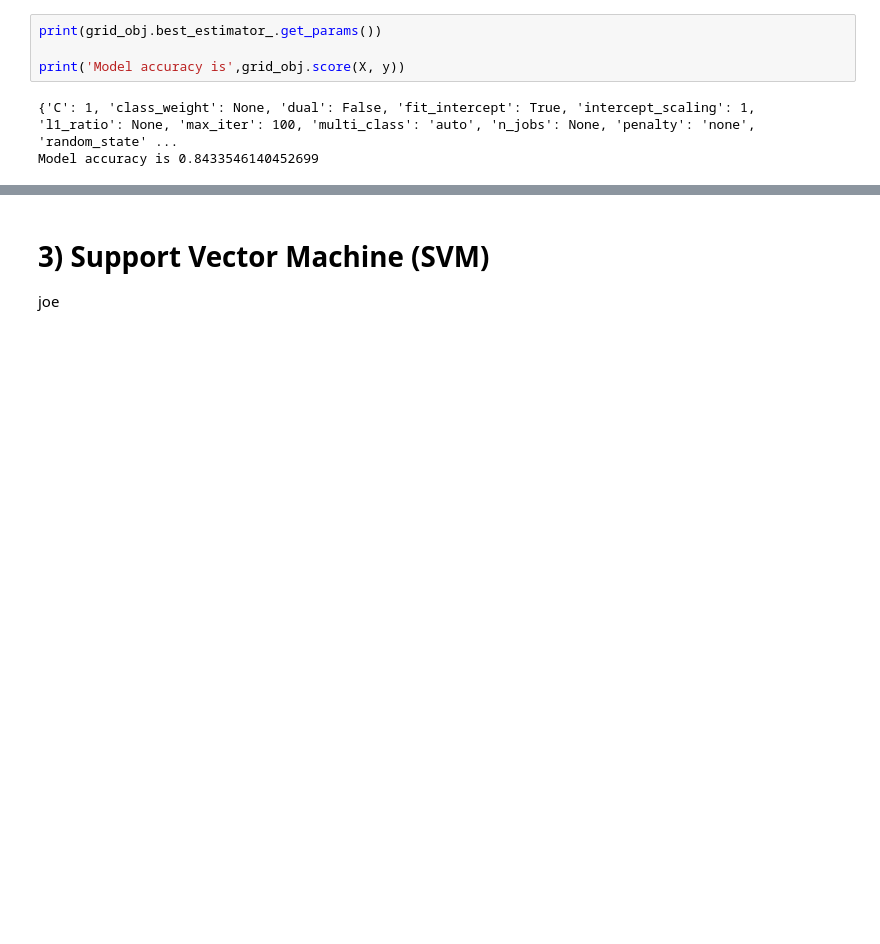
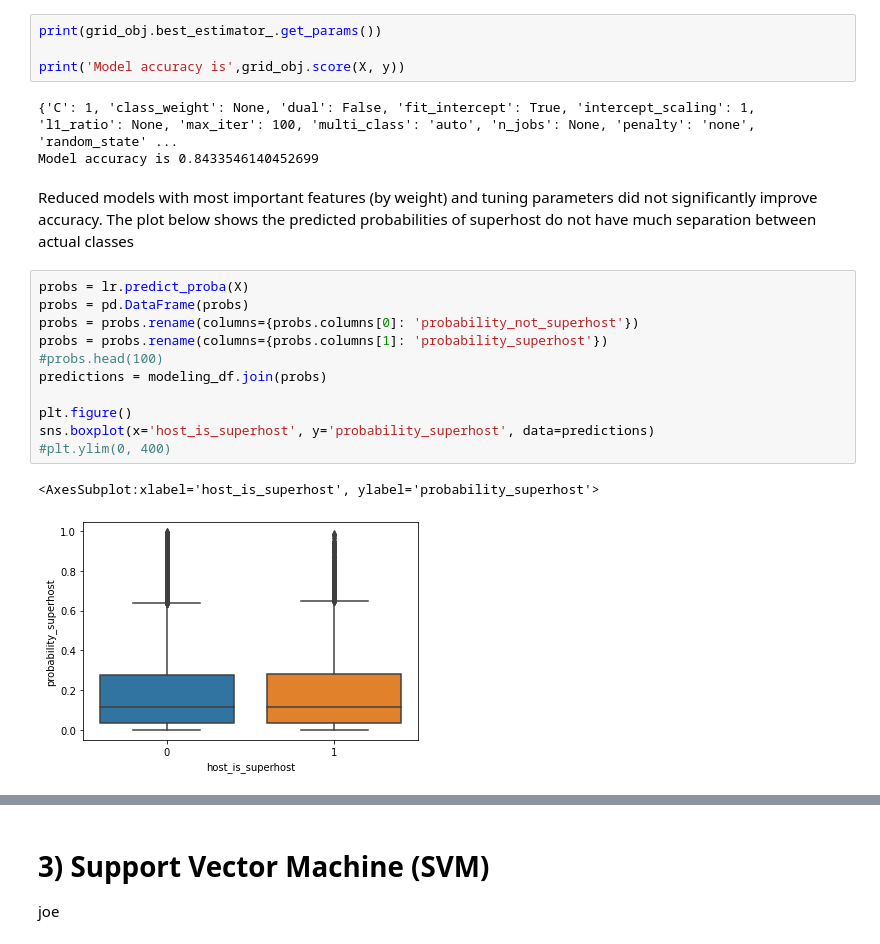
Before and after one commit to rickfontenot/airbnb, a Jupyter notebook: MiniLab/minilab_team_shared.ipynb, the cells around one changed output, grey strips where cells are left out. Saved outputs shown, nothing was run; the diff lists cells and outputs as text; blank space fills up the shorter version.

Commit message:
all code and plots filled in for logistic including host level attempt

```diff
--- a/MiniLab/minilab_team_shared.ipynb
+++ b/MiniLab/minilab_team_shared.ipynb
@@ -1554,3 +1554,19 @@ print('Model accuracy is',grid_obj.score(X, y))
 # %% [output]
 {'C': 1, 'class_weight': None, 'dual': False, 'fit_intercept': True, 'intercept_scaling': 1, 'l1_ratio': None, 'max_iter': 100, 'multi_class': 'auto', 'n_jobs': None, 'penalty': 'none', 'random_state' ...
 Model accuracy is 0.8433546140452699
+# %% [markdown]
+Reduced models with most important features (by weight) and tuning parameters did not significantly improve accuracy. The plot below shows the predicted probabilities of superhost do not have much separation between actual classes
+# %%
+probs = lr.predict_proba(X)
+probs = pd.DataFrame(probs)
+probs = probs.rename(columns={probs.columns[0]: 'probability_not_superhost'})
+probs = probs.rename(columns={probs.columns[1]: 'probability_superhost'})
+#probs.head(100)
+predictions = modeling_df.join(probs)
+
+plt.figure()
+sns.boxplot(x='host_is_superhost', y='probability_superhost', data=predictions)
+#plt.ylim(0, 400)
+# %% [output]
+<AxesSubplot:xlabel='host_is_superhost', ylabel='probability_superhost'>
+[figure, added]
```
Also changed, not shown: parts of 16 cells of this notebook.
